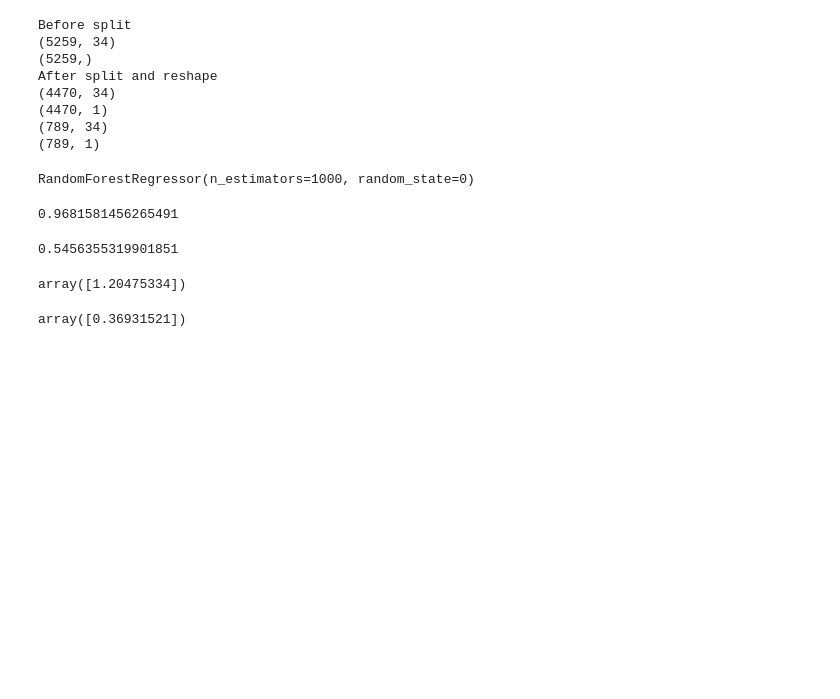
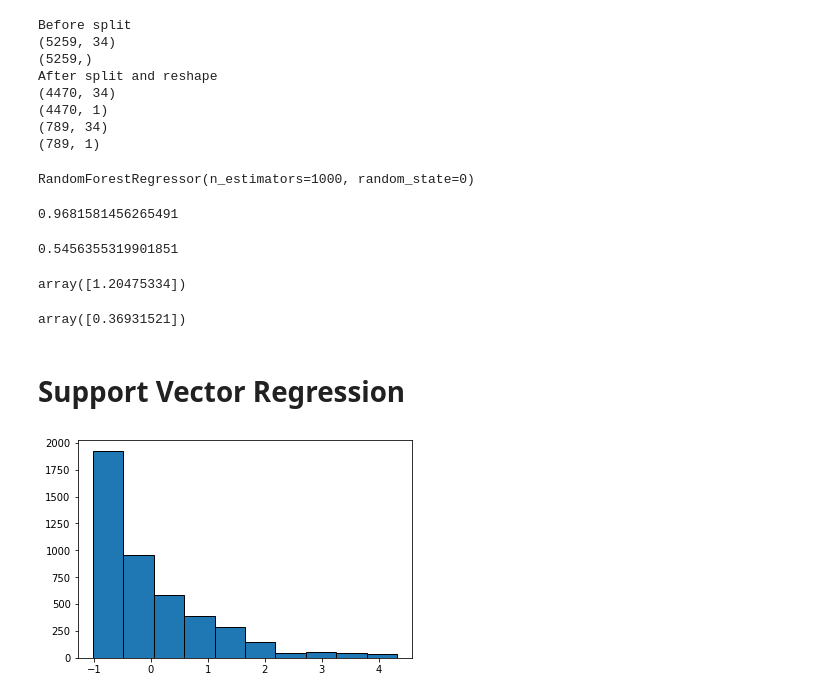
Before and after one commit to bradley-p/Solar_Energy_Forecasting, a Jupyter notebook: src/learning_experiments.ipynb, the cells around one changed output. Saved outputs shown, nothing was run; the diff lists cells and outputs as text; code cells hidden in the pictures; blank space fills up the shorter version.

```diff
--- a/src/learning_experiments.ipynb
+++ b/src/learning_experiments.ipynb
@@ -65,3 +69,18 @@ array([1.20475334])
 computeAverageError(y_train_pred, y_train)
 # %% [output]
 array([0.36931521])
+# %% [markdown]
+# Support Vector Regression
+# %%
+sc_X = StandardScaler()
+sc_y = StandardScaler()
+x_train = sc_X.fit_transform(x_train)
+x_test = sc_X.fit_transform(x_test)
+y_train = sc_y.fit_transform(y_train)
+y_test = sc_y.fit_transform(y_test)
+# %%
+plt.figure()
+plt.hist(y_train, edgecolor='black')
+plt.show()
+# %% [output]
+[figure, added]
```
Also changed, not shown: parts of 12 cells of this notebook, 1 other file.
